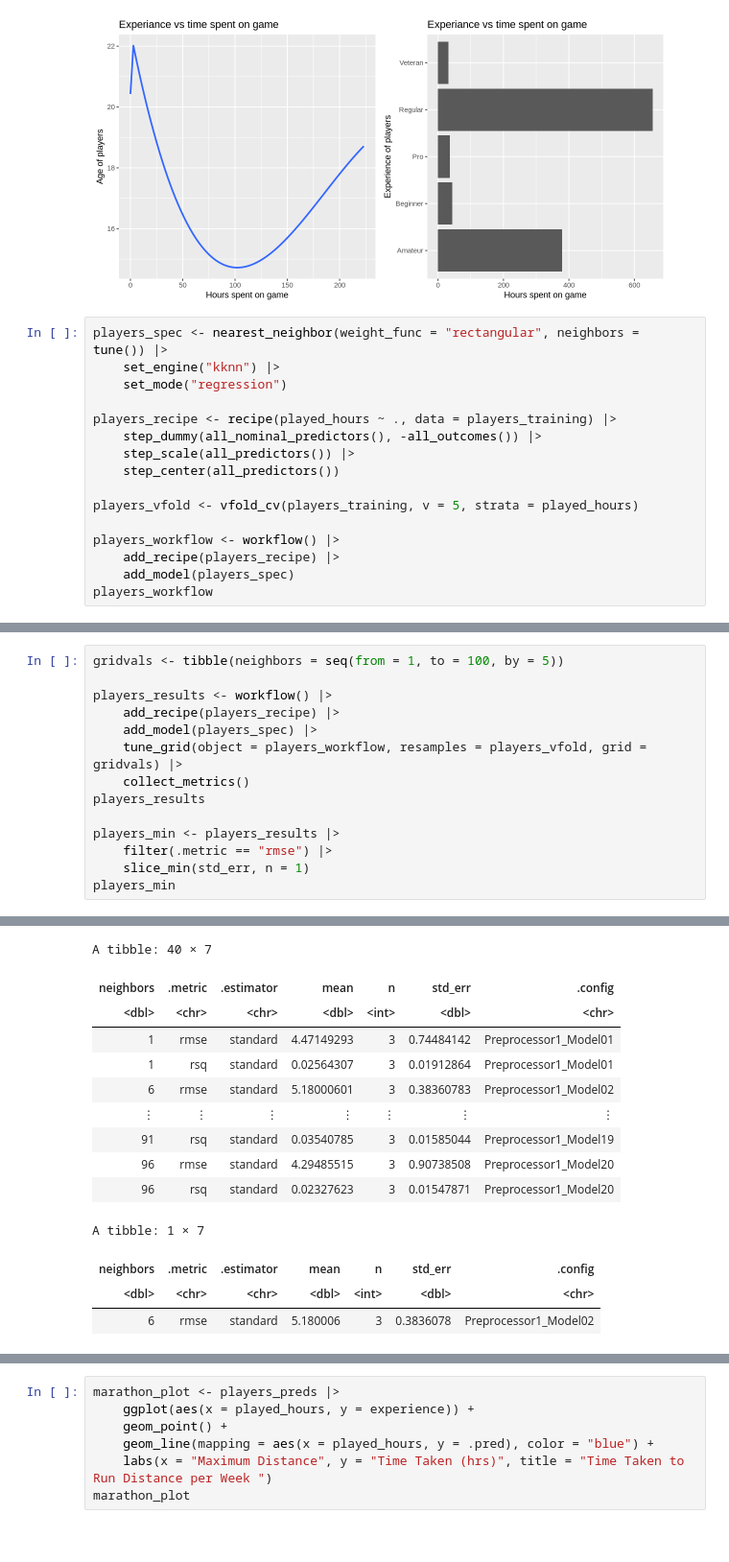
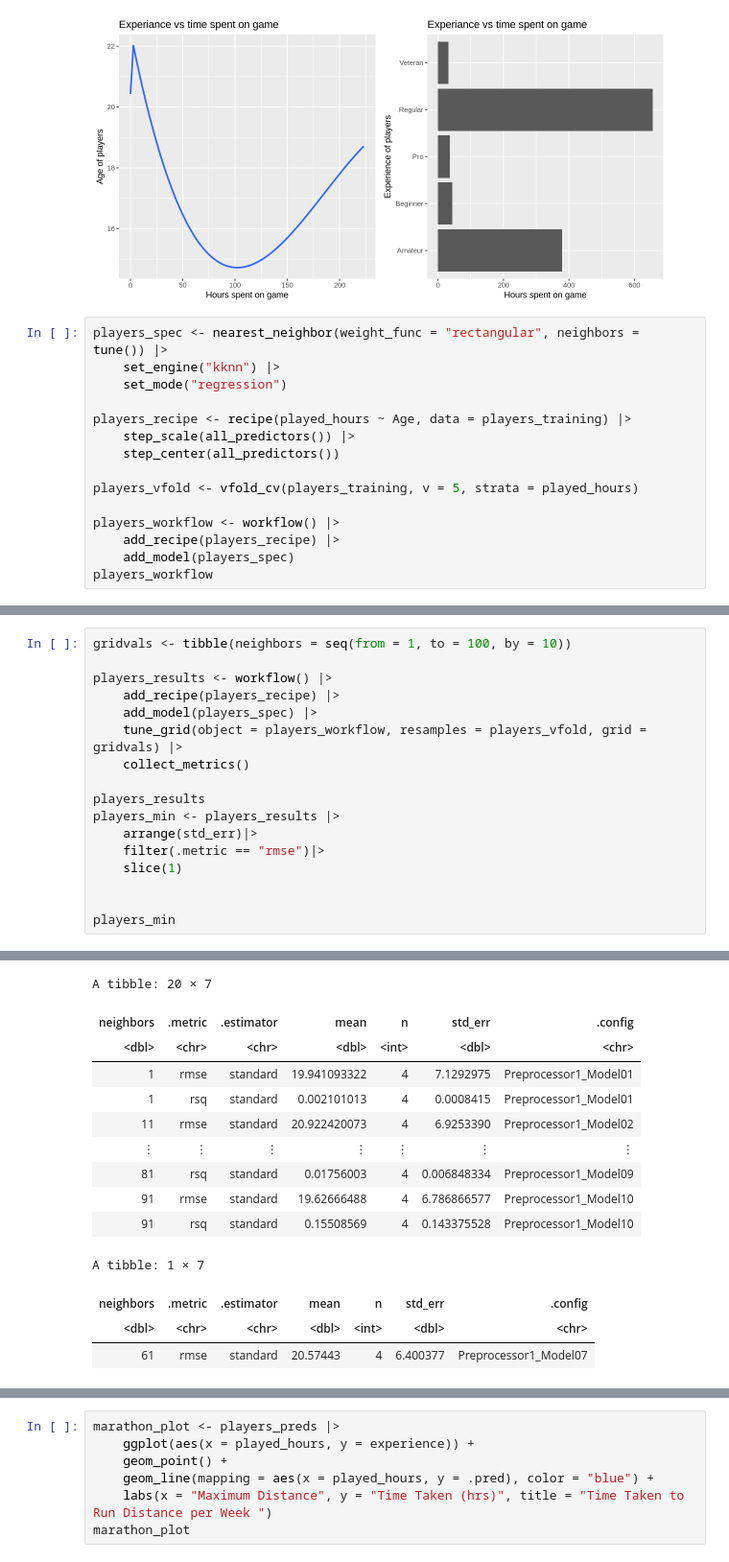
Before and after one commit to AnaSri-DSCI/dsci-100-2025-group-005-18, a Jupyter notebook: DSCI_Final_Project.ipynb, the cells around one changed output, grey strips where cells are left out. Shown at 96% size. Drawn from its saved outputs; the diff is of its cells as text.

```diff
--- a/DSCI_Final_Project.ipynb
+++ b/DSCI_Final_Project.ipynb
@@ -81,8 +84,7 @@ players_spec <- nearest_neighbor(weight_func = "rectangular", neighbors = tune()
     set_engine("kknn") |>
     set_mode("regression")
 
-players_recipe <- recipe(played_hours ~ ., data = players_training) |>
-    step_dummy(all_nominal_predictors(), -all_outcomes()) |>
+players_recipe <- recipe(played_hours ~ Age, data = players_training) |>
     step_scale(all_predictors()) |>
     step_center(all_predictors())
 
@@ -113,18 +114,21 @@ Main Arguments:
 
 Computational engine: kknn
 # %%
-gridvals <- tibble(neighbors = seq(from = 1, to = 100, by = 5))
+gridvals <- tibble(neighbors = seq(from = 1, to = 100, by = 10))
 
 players_results <- workflow() |>
     add_recipe(players_recipe) |>
     add_model(players_spec) |>
     tune_grid(object = players_workflow, resamples = players_vfold, grid = gridvals) |>
     collect_metrics()
+
 players_results
+players_min <- players_results |>
+    arrange(std_err)|>
+    filter(.metric == "rmse")|>
+    slice(1)
 
-players_min <- players_results |>
-    filter(.metric == "rmse") |>
-    slice_min(std_err, n = 1)
+
 players_min
 # %% [output]
 Warning message:
@@ -150,17 +146,17 @@ There were issues with some computations   A: x1   B: x1
-A tibble: 40 × 7
+A tibble: 20 × 7
 | neighbors | .metric | .estimator | mean | n | std_err | .config |
 | <dbl> | <chr> | <chr> | <dbl> | <int> | <dbl> | <chr> |
-| 1 | rmse | standard | 4.47149293 | 3 | 0.74484142 | Preprocessor1_Model01 |
-| 1 | rsq | standard | 0.02564307 | 3 | 0.01912864 | Preprocessor1_Model01 |
-| 6 | rmse | standard | 5.18000601 | 3 | 0.38360783 | Preprocessor1_Model02 |
+| 1 | rmse | standard | 19.941093322 | 4 | 7.1292975 | Preprocessor1_Model01 |
+| 1 | rsq | standard | 0.002101013 | 4 | 0.0008415 | Preprocessor1_Model01 |
+| 11 | rmse | standard | 20.922420073 | 4 | 6.9253390 | Preprocessor1_Model02 |
 | ⋮ | ⋮ | ⋮ | ⋮ | ⋮ | ⋮ | ⋮ |
-| 91 | rsq | standard | 0.03540785 | 3 | 0.01585044 | Preprocessor1_Model19 |
-| 96 | rmse | standard | 4.29485515 | 3 | 0.90738508 | Preprocessor1_Model20 |
-| 96 | rsq | standard | 0.02327623 | 3 | 0.01547871 | Preprocessor1_Model20 |
+| 81 | rsq | standard | 0.01756003 | 4 | 0.006848334 | Preprocessor1_Model09 |
+| 91 | rmse | standard | 19.62666488 | 4 | 6.786866577 | Preprocessor1_Model10 |
+| 91 | rsq | standard | 0.15508569 | 4 | 0.143375528 | Preprocessor1_Model10 |
 A tibble: 1 × 7
 | neighbors | .metric | .estimator | mean | n | std_err | .config |
 | <dbl> | <chr> | <chr> | <dbl> | <int> | <dbl> | <chr> |
-| 6 | rmse | standard | 5.180006 | 3 | 0.3836078 | Preprocessor1_Model02 |
+| 61 | rmse | standard | 20.57443 | 4 | 6.400377 | Preprocessor1_Model07 |
 # %%
 k_min <- players_min |>
           pull(neighbors)
```
Also changed, not shown: parts of 6 cells of this notebook.
